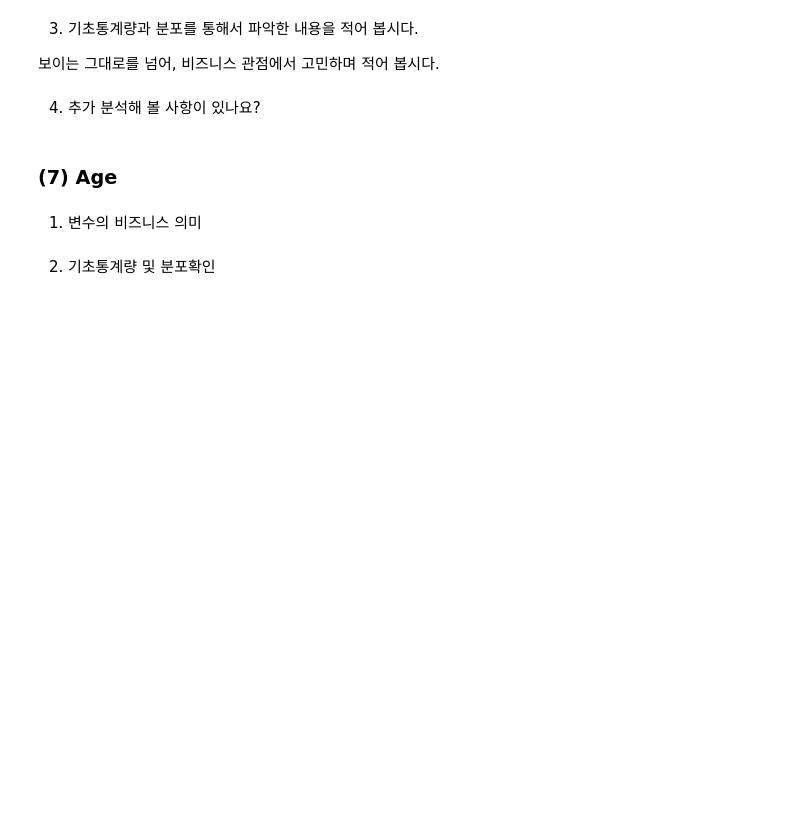
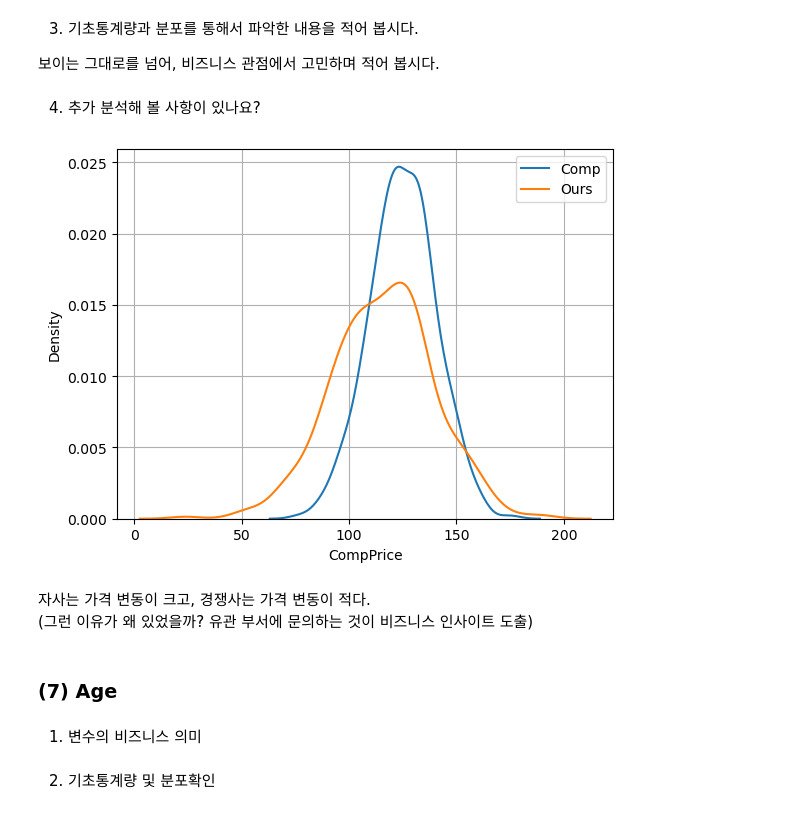
Before and after one commit to yongmin21/kt_aivle, a Jupyter notebook: 2024.09.10_데이터처리2/종합실습_단변량분석.ipynb, the cells around one changed output. Drawn from its saved outputs; the diff is of its cells as text; code cells hidden in the pictures; blank space fills up the shorter version.

```diff
--- a/2024.09.10_데이터처리2/종합실습_단변량분석.ipynb
+++ b/2024.09.10_데이터처리2/종합실습_단변량분석.ipynb
@@ -241,5 +270,18 @@ eda_1_num(data, var)
 # %% [markdown]
 4) 추가 분석해 볼 사항이 있나요?
+# %%
+# CompPrice vs Price
+sns.kdeplot(x = 'CompPrice', data = data, label='Comp')
+sns.kdeplot(x = 'Price', data = data, label='Ours')
+
+plt.legend()
+plt.grid()
+plt.show()
+# %% [output]
+[figure, added]
+# %% [markdown]
+자사는 가격 변동이 크고, 경쟁사는 가격 변동이 적다.
+(그런 이유가 왜 있었을까? 유관 부서에 문의하는 것이 비즈니스 인사이트 도출)
 # %% [markdown]
 ### **(7) Age**
 # %% [markdown]
```
Also changed, not shown: parts of 7 cells of this notebook, 9 other files.
